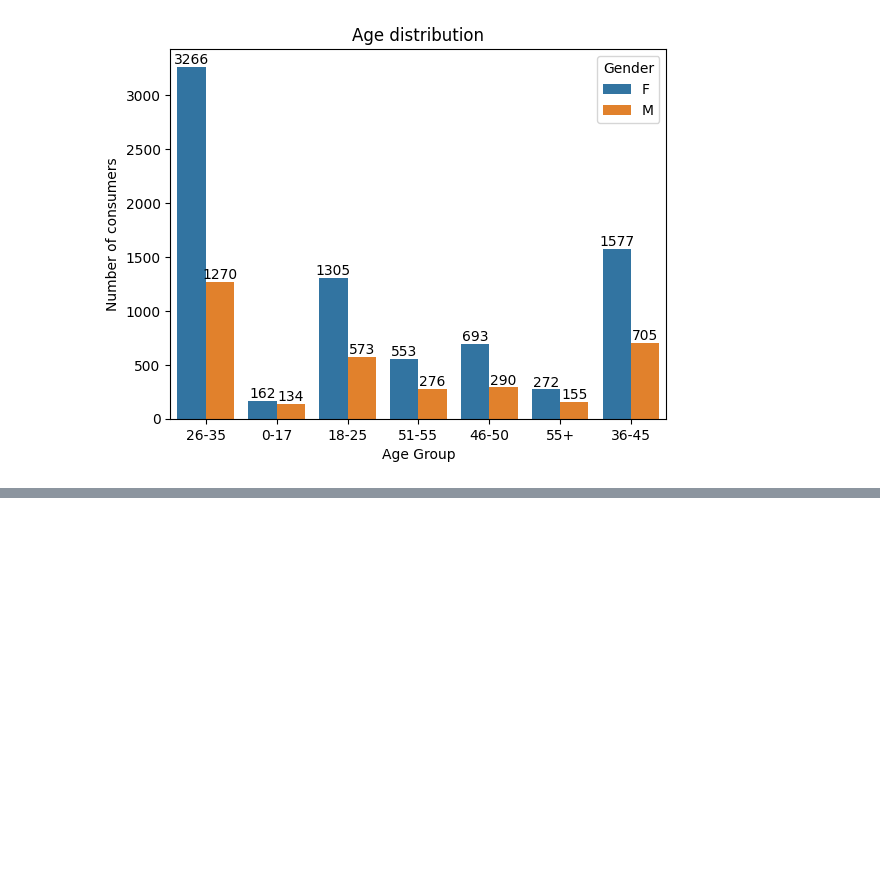
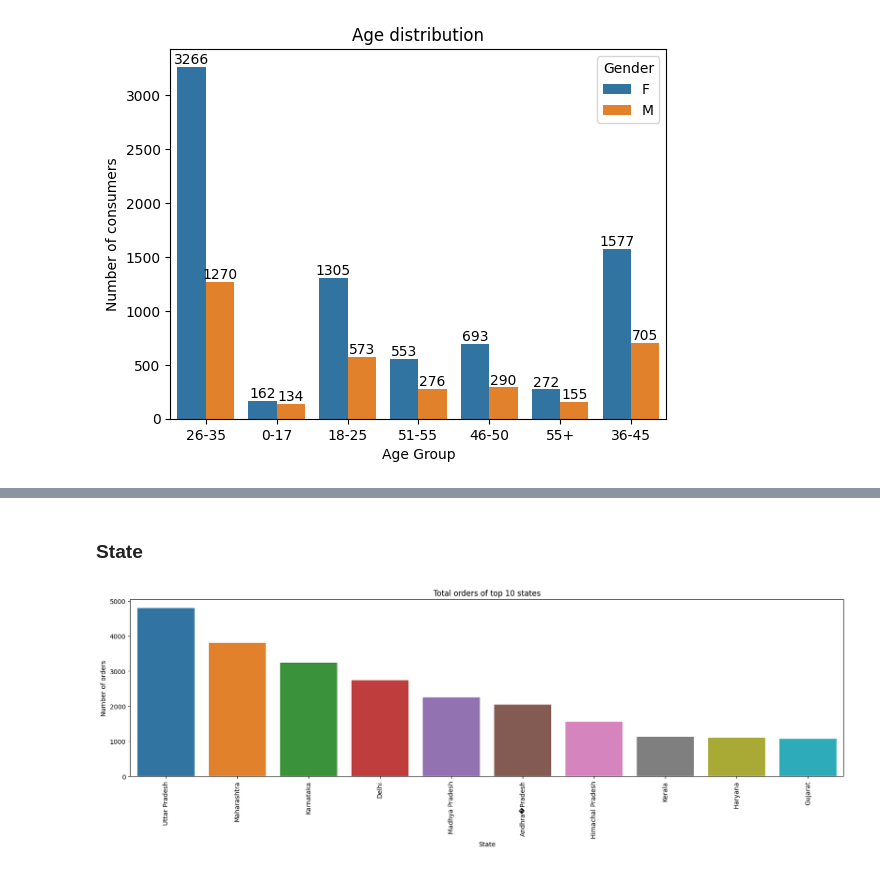
Before and after one commit to sachikamat/Sales-Analysis, a Jupyter notebook: Sales Analysis.ipynb, the cells around one changed output, grey strips where cells are left out. Saved outputs shown, nothing was run; the diff lists cells and outputs as text; code cells hidden in the pictures; blank space fills up the shorter version.

```diff
--- a/Sales Analysis.ipynb
+++ b/Sales Analysis.ipynb
@@ -330,0 +332,13 @@ sns.barplot(x = sales_age.index, y = sales_age.values)
+# %% [markdown]
+### State
+# %%
+#Total number of orders from top 10 states
+sales_state =df.groupby('State')['Orders'].sum().sort_values(ascending=False).head(10)
+plt.figure(figsize=(20,5))
+sns.barplot(x = sales_state.index, y = sales_state.values)
+plt.ylabel('Number of orders')
+plt.title('Total orders of top 10 states')
+plt.xticks(rotation=90)
+plt.show()
+# %% [output]
+[figure, added]
```
Also changed, not shown: parts of 19 cells of this notebook.
